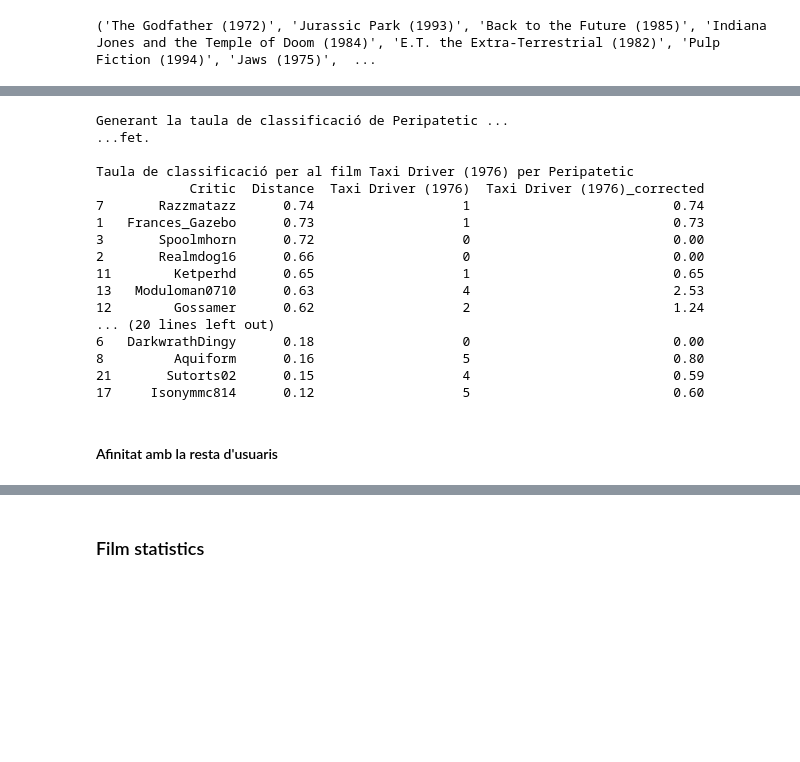
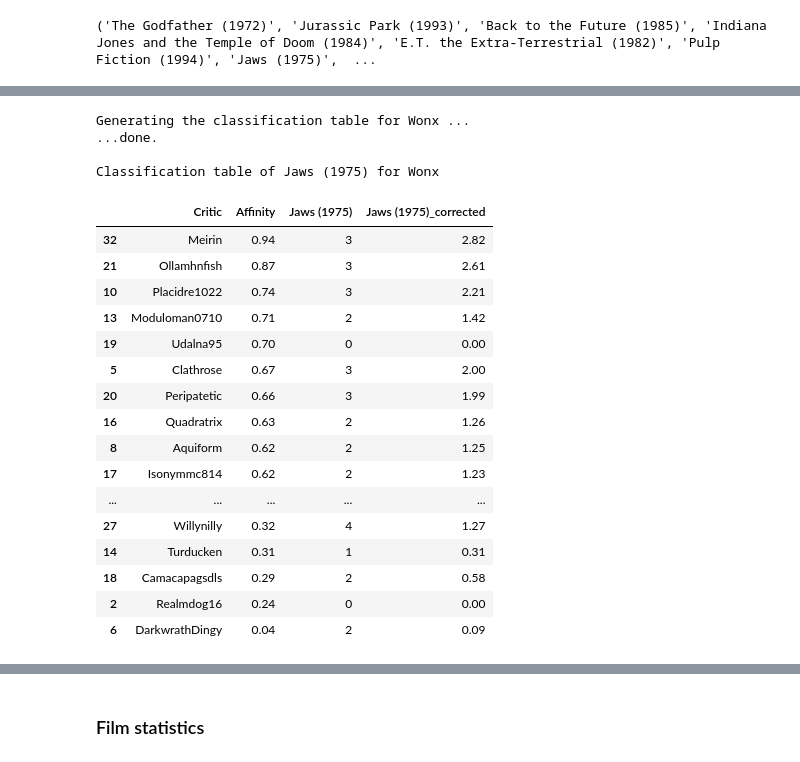
Before and after one commit to wonx/data-science-portfolio, a Jupyter notebook: film-recommender-system/Main.ipynb, the cells around one changed output, grey strips where cells are left out. Cells and saved outputs as stored; diff of their text form; code cells hidden in the pictures; blank space fills up the shorter version.

```diff
--- a/film-recommender-system/Main.ipynb
+++ b/film-recommender-system/Main.ipynb
@@ -199,32 +217,34 @@ Podem visualitzar la taula mitjançant el mètode `.get_classificationtable(tito
 # %%
-# Cerquem la persona introduida
+# Search for the specified person ('target')
 for k in range(0,len(people)):
   if people[k].get_name() == target:
     # We generate the classification table for that user.
     people[k].classification_table = r.Recommendation.classificationtable(people[k], people, films, distancealgorithm)
     break
 
-# Mostrem la taula de classificació, complerta o per a un film en concret
-#titol = input("Mostrar taula de classificació (<titol> [e.g. \"Jaws\"] / all / raw): ")
-titol = "Taxi Driver (1976)"
-people[k].get_classificationtable(titol)
+# Display the classification table, complete or just for one specific film
+#title = input("Show classification table for film (<title> [e.g. \"Jaws (1975)\"] / all / raw): ")
+title = "Jaws (1975)"
+people[k].get_classificationtable(title)
 # %% [output]
-Generant la taula de classificació de Peripatetic ...
-...fet.
+Generating the classification table for Wonx ...
+...done.
 
-Taula de classificació per al film Taxi Driver (1976) per Peripatetic
-            Critic  Distance  Taxi Driver (1976)  Taxi Driver (1976)_corrected
-7       Razzmatazz      0.74                   1                          0.74
-1   Frances_Gazebo      0.73                   1                          0.73
-3       Spoolmhorn      0.72                   0                          0.00
-2       Realmdog16      0.66                   0                          0.00
-11        Ketperhd      0.65                   1                          0.65
-13   Moduloman0710      0.63                   4                          2.53
-12        Gossamer      0.62                   2                          1.24
-... (20 lines left out)
-6   DarkwrathDingy      0.18                   0                          0.00
-8         Aquiform      0.16                   5                          0.80
-21       Sutorts02      0.15                   4                          0.59
-17     Isonymmc814      0.12                   5                          0.60
+Classification table of Jaws (1975) for Wonx
+|  | Critic | Affinity | Jaws (1975) | Jaws (1975)_corrected |
+| 32 | Meirin | 0.94 | 3 | 2.82 |
+| 21 | Ollamhnfish | 0.87 | 3 | 2.61 |
+| 10 | Placidre1022 | 0.74 | 3 | 2.21 |
+| 13 | Moduloman0710 | 0.71 | 2 | 1.42 |
+| 19 | Udalna95 | 0.70 | 0 | 0.00 |
+| 5 | Clathrose | 0.67 | 3 | 2.00 |
+| 20 | Peripatetic | 0.66 | 3 | 1.99 |
+| 16 | Quadratrix | 0.63 | 2 | 1.26 |
+| 8 | Aquiform | 0.62 | 2 | 1.25 |
+| 17 | Isonymmc814 | 0.62 | 2 | 1.23 |
+| ... | ... | ... | ... | ... |
+| 27 | Willynilly | 0.32 | 4 | 1.27 |
+| 14 | Turducken | 0.31 | 1 | 0.31 |
+| 18 | Camacapagsdls | 0.29 | 2 | 0.58 |
+| 2 | Realmdog16 | 0.24 | 0 | 0.00 |
+| 6 | DarkwrathDingy | 0.04 | 2 | 0.09 |
-# %% [markdown]
-#### Afinitat amb la resta d'usuaris
```
Also changed, not shown: parts of 45 cells of this notebook.
